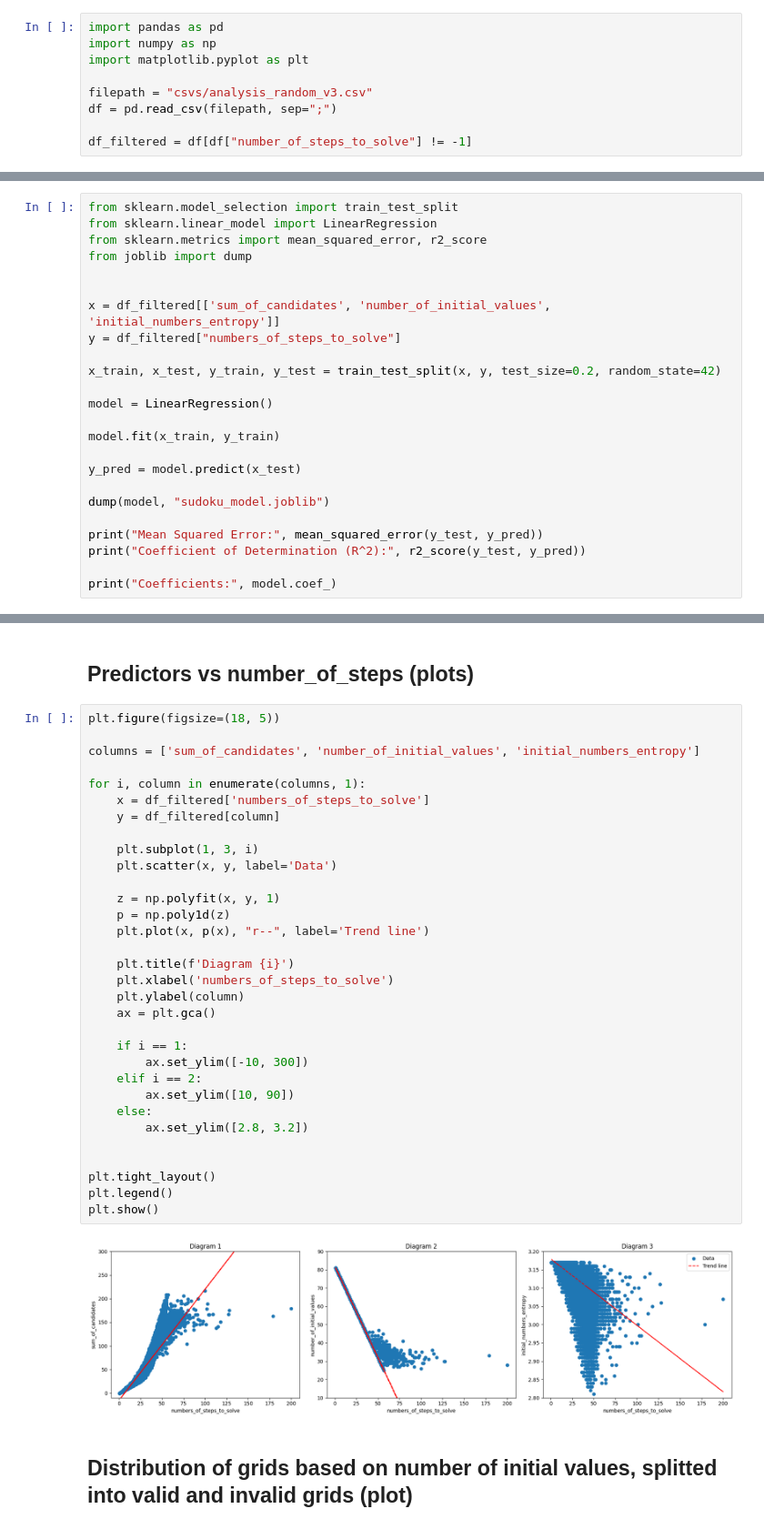
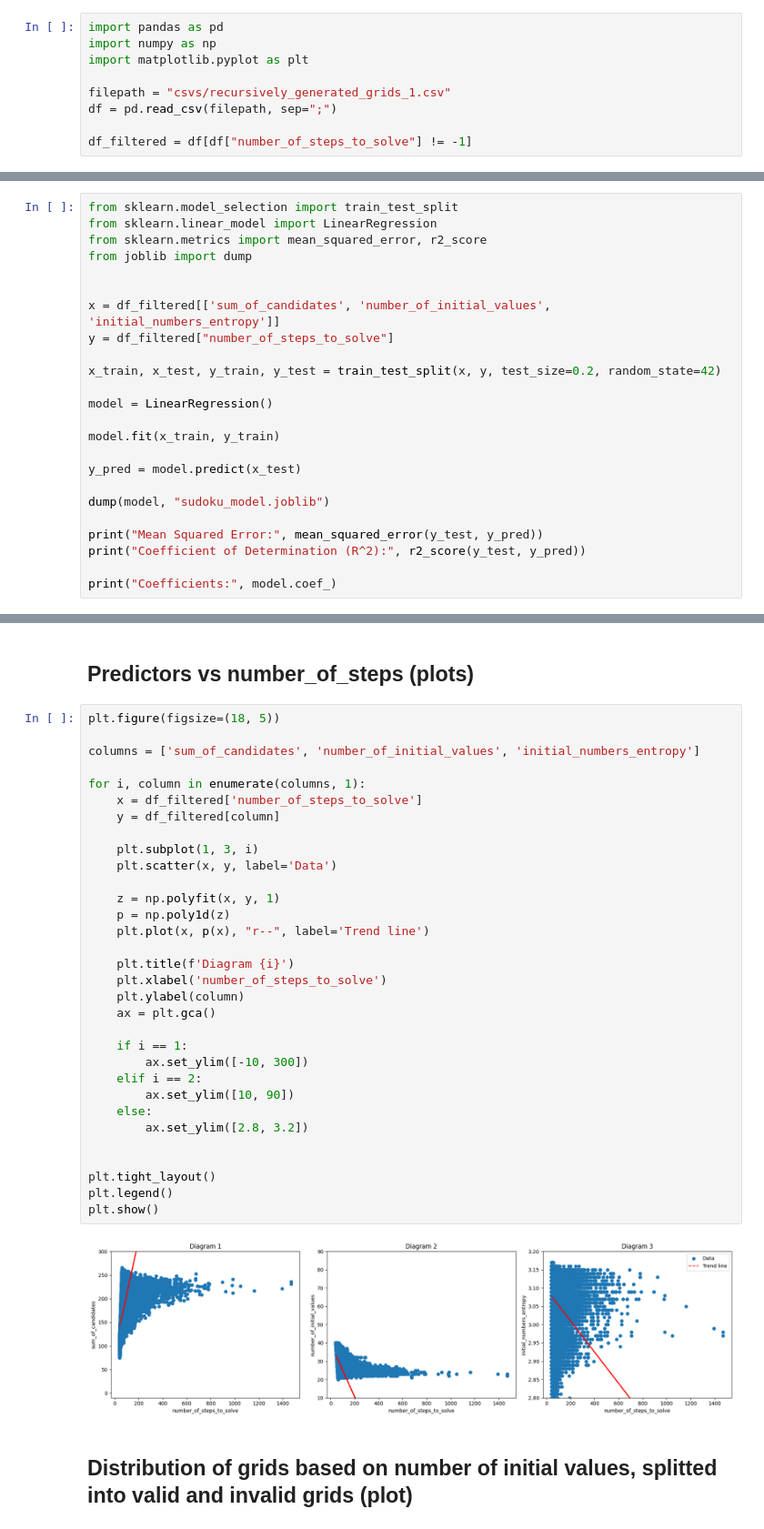
Before and after one commit to Adik8688/sudoku_major_project, a Jupyter notebook: analysis.ipynb, the cells around one changed output, grey strips where cells are left out. Shown: that part at 91% size. Saved outputs shown, nothing was run; the diff lists cells and outputs as text.

```diff
--- a/analysis.ipynb
+++ b/analysis.ipynb
@@ -5,7 +5,7 @@ import pandas as pd
 import numpy as np
 import matplotlib.pyplot as plt
 
-filepath = "csvs/analysis_random_v3.csv"
+filepath = "csvs/recursively_generated_grids_1.csv"
 df = pd.read_csv(filepath, sep=";")
 
 df_filtered = df[df["number_of_steps_to_solve"] != -1]
@@ -26,7 +34,7 @@ from joblib import dump
 
 
 x = df_filtered[['sum_of_candidates', 'number_of_initial_values', 'initial_numbers_entropy']]
-y = df_filtered["numbers_of_steps_to_solve"]
+y = df_filtered["number_of_steps_to_solve"]
 
 x_train, x_test, y_train, y_test = train_test_split(x, y, test_size=0.2, random_state=42)
 
@@ -63,36 +71,36 @@ Name: numbers_of_steps_to_solve, dtype: float64
 plt.figure(figsize=(18, 5))
 
 columns = ['sum_of_candidates', 'number_of_initial_values', 'initial_numbers_entropy']
 
 for i, column in enumerate(columns, 1):
-    x = df_filtered['numbers_of_steps_to_solve']
+    x = df_filtered['number_of_steps_to_solve']
     y = df_filtered[column]
 
     plt.subplot(1, 3, i)
     plt.scatter(x, y, label='Data')
 
     z = np.polyfit(x, y, 1)
     p = np.poly1d(z)
     plt.plot(x, p(x), "r--", label='Trend line')
 
     plt.title(f'Diagram {i}')
-    plt.xlabel('numbers_of_steps_to_solve')
+    plt.xlabel('number_of_steps_to_solve')
     plt.ylabel(column)
     ax = plt.gca()
 
     if i == 1:
         ax.set_ylim([-10, 300])
     elif i == 2:
         ax.set_ylim([10, 90])
     else:
         ax.set_ylim([2.8, 3.2])
 
 
 plt.tight_layout()
 plt.legend()
 plt.show()
 # %% [output]
-[figure, old version]
+[figure, new version]
 # %% [markdown]
 ## Distribution of grids based on number of initial values, splitted into valid and invalid grids (plot)
 # %%
```
Also changed, not shown: parts of 23 cells of this notebook, 9 other files.
